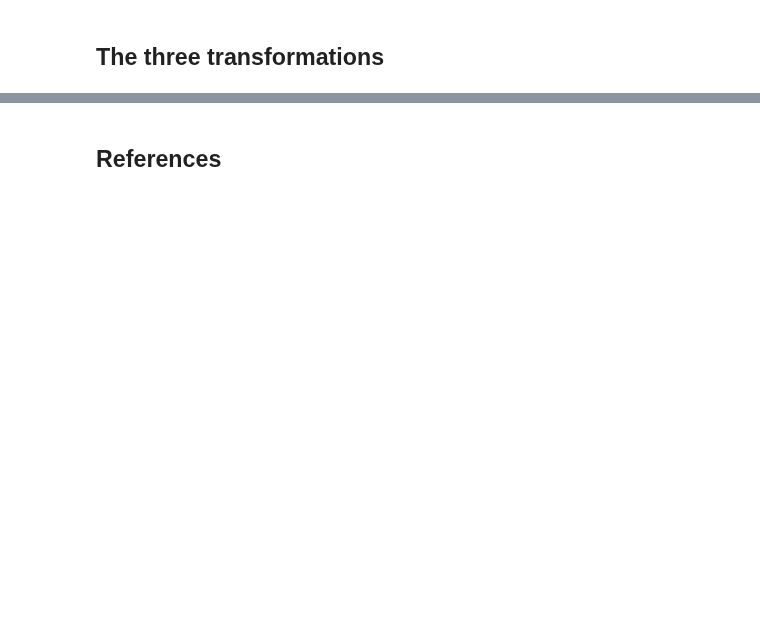
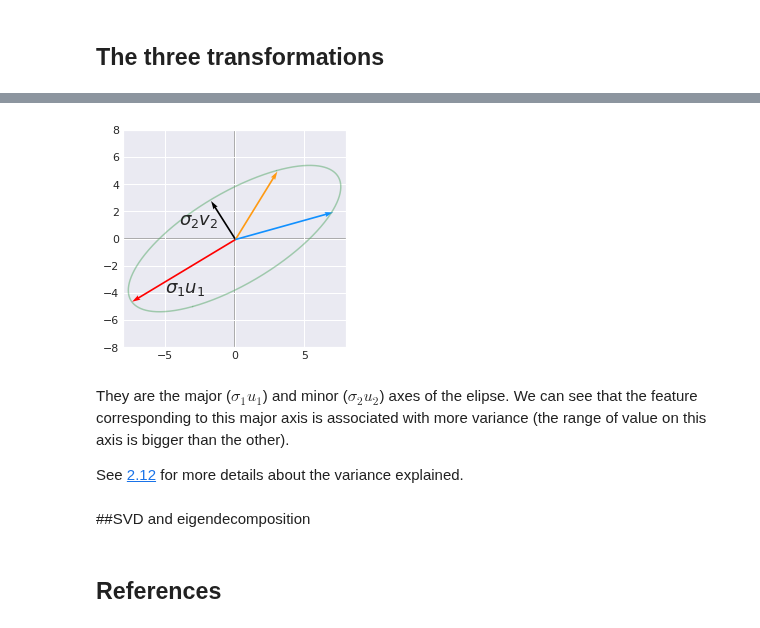
Before and after one commit to rahiakela/mathematics-for-machine-learning, a Jupyter notebook: deep-learning-book-maths/2_8_singular_value_decomposition.ipynb, the cells around one changed output, grey strips where cells are left out. Cells and saved outputs as stored; diff of their text form; code cells hidden in the pictures; blank space fills up the shorter version.

```diff
--- a/deep-learning-book-maths/2_8_singular_value_decomposition.ipynb
+++ b/deep-learning-book-maths/2_8_singular_value_decomposition.ipynb
@@ -510,3 +661,25 @@ array([[5, 1],
+# %%
+u1 = [D[0] * U[0, 0], D[0] * U[0, 1]]
+v1 = [D[1] * U[1, 0], D[1] * U[1, 1]]
+
+plot_vectors([u1, v1], cols=["red", "black"])
+
+plot_matrix(A)
+
+plt.text(-5, -4, r"$\sigma_1u_1$", size=18)
+plt.text(-4, 1, r"$\sigma_2v_2$", size=18)
+
+plt.xlim(-8, 8)
+plt.ylim(-8, 8)
+plt.show()
+# %% [output]
+[figure, added]
+# %% [markdown]
+They are the major ($\sigma_1u_1$) and minor ($\sigma_2u_2$) axes of the elipse. We can see that the feature corresponding to this major axis is associated with more variance (the range of value on this axis is bigger than the other).
+
+See [2.12](https://hadrienj.github.io/posts/Deep-Learning-Book-Series-2.12-Example-Principal-Components-Analysis/) for more details about the variance explained.
+# %% [markdown]
+##SVD and eigendecomposition
 # %% [markdown]
 ## References
 # %% [markdown]
```
Also changed, not shown: parts of 18 cells of this notebook.
